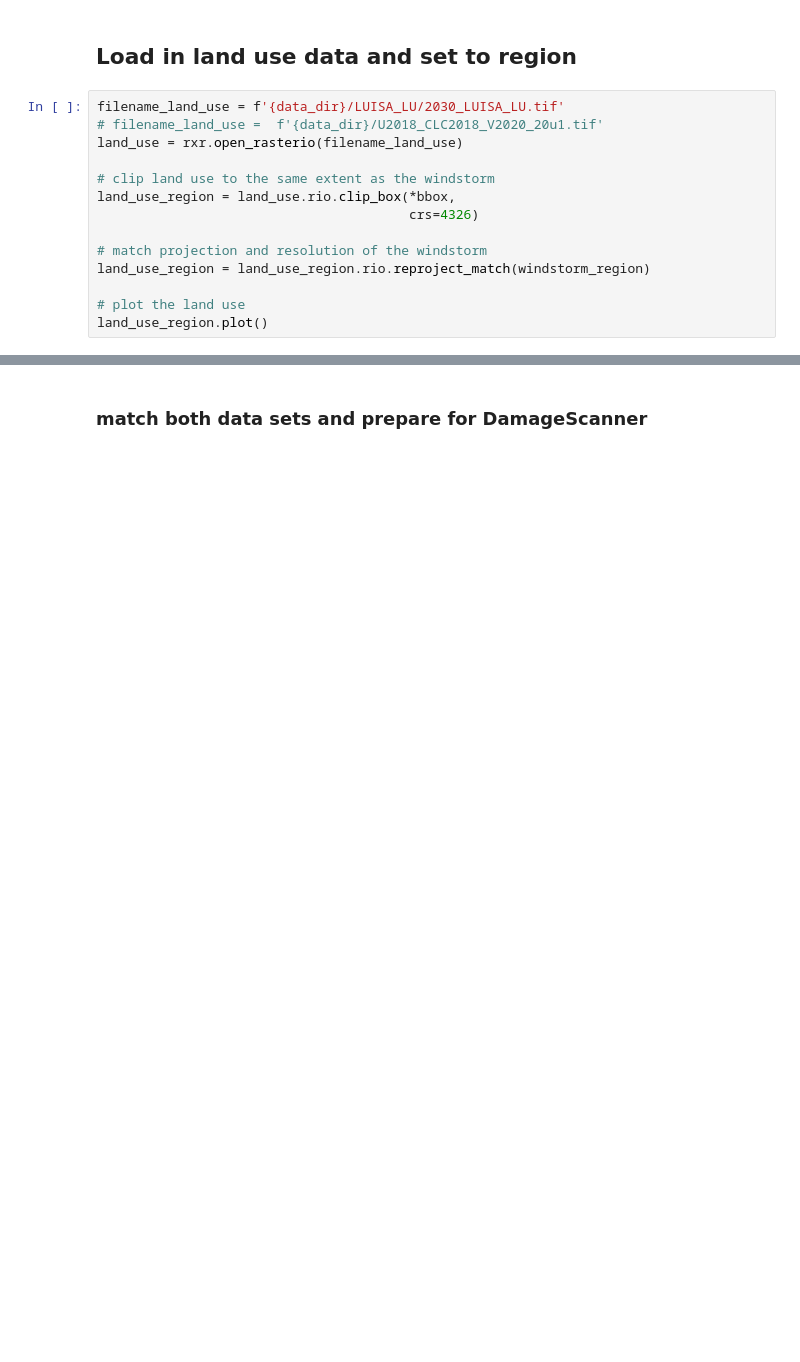
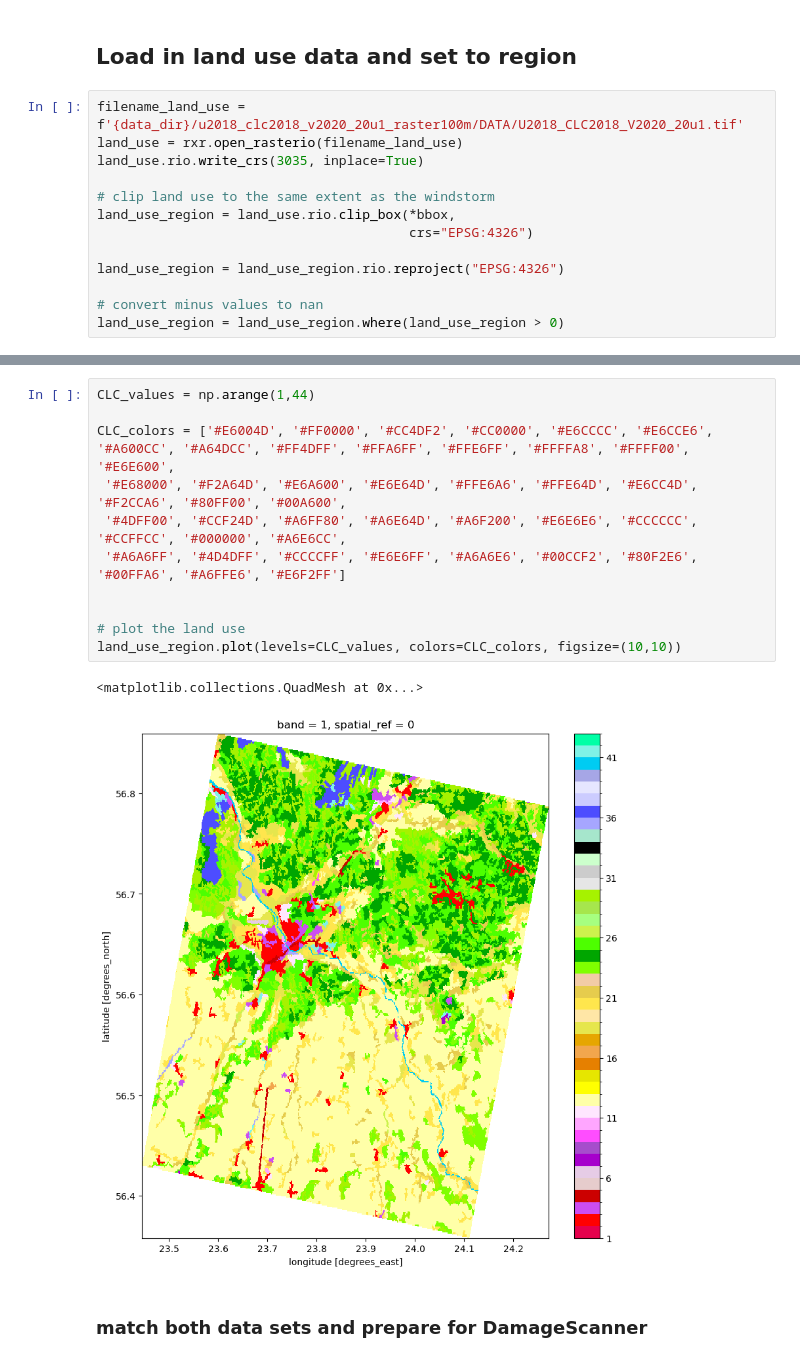
Before and after one commit to CLIMAAX/STORMS, a Jupyter notebook: WIND_raster.ipynb, the cells around one changed output, grey strips where cells are left out. Saved outputs shown, nothing was run; the diff lists cells and outputs as text; blank space fills up the shorter version.

```diff
--- a/WIND_raster.ipynb
+++ b/WIND_raster.ipynb
@@ -75,16 +80,15 @@ windstorm_region['FX'].plot()
 # %% [markdown]
 ## Load in land use data and set to region
 # %%
-filename_land_use = f'{data_dir}/LUISA_LU/2030_LUISA_LU.tif'
-# filename_land_use =  f'{data_dir}/U2018_CLC2018_V2020_20u1.tif'
+filename_land_use = f'{data_dir}/u2018_clc2018_v2020_20u1_raster100m/DATA/U2018_CLC2018_V2020_20u1.tif'
 land_use = rxr.open_rasterio(filename_land_use)
+land_use.rio.write_crs(3035, inplace=True)
 
 # clip land use to the same extent as the windstorm
 land_use_region = land_use.rio.clip_box(*bbox,
-                                        crs=4326)
+                                        crs="EPSG:4326")
 
-# match projection and resolution of the windstorm
-land_use_region = land_use_region.rio.reproject_match(windstorm_region)
+land_use_region = land_use_region.rio.reproject("EPSG:4326")
 
-# plot the land use
-land_use_region.plot()
+# convert minus values to nan
+land_use_region = land_use_region.where(land_use_region > 0)
@@ -94,2 +103,16 @@ land_use_region.plot()
+# %%
+CLC_values = np.arange(1,44)
+
+CLC_colors = ['#E6004D', '#FF0000', '#CC4DF2', '#CC0000', '#E6CCCC', '#E6CCE6', '#A600CC', '#A64DCC', '#FF4DFF', '#FFA6FF', '#FFE6FF', '#FFFFA8', '#FFFF00', '#E6E600',
+ '#E68000', '#F2A64D', '#E6A600', '#E6E64D', '#FFE6A6', '#FFE64D', '#E6CC4D', '#F2CCA6', '#80FF00', '#00A600',
+ '#4DFF00', '#CCF24D', '#A6FF80', '#A6E64D', '#A6F200', '#E6E6E6', '#CCCCCC', '#CCFFCC', '#000000', '#A6E6CC',
+ '#A6A6FF', '#4D4DFF', '#CCCCFF', '#E6E6FF', '#A6A6E6', '#00CCF2', '#80F2E6', '#00FFA6', '#A6FFE6', '#E6F2FF']
+
+
+# plot the land use
+land_use_region.plot(levels=CLC_values, colors=CLC_colors, figsize=(10,10))
+# %% [output]
+<matplotlib.collections.QuadMesh at 0x...>
+[figure, added]
 # %% [markdown]
 ### match both data sets and prepare for DamageScanner
```
Also changed, not shown: parts of 25 cells of this notebook.
